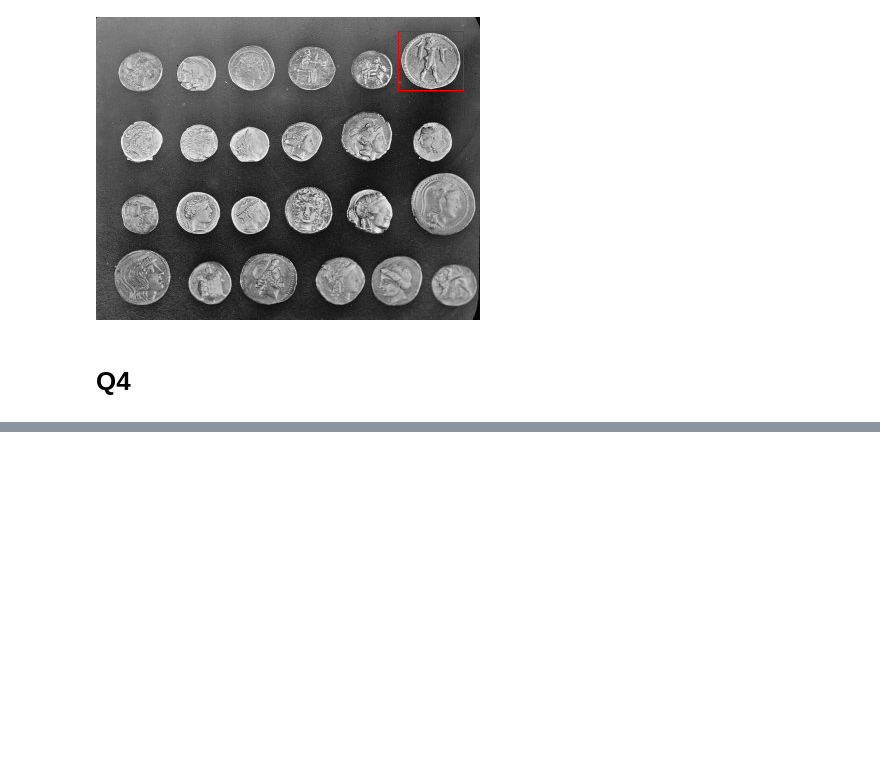
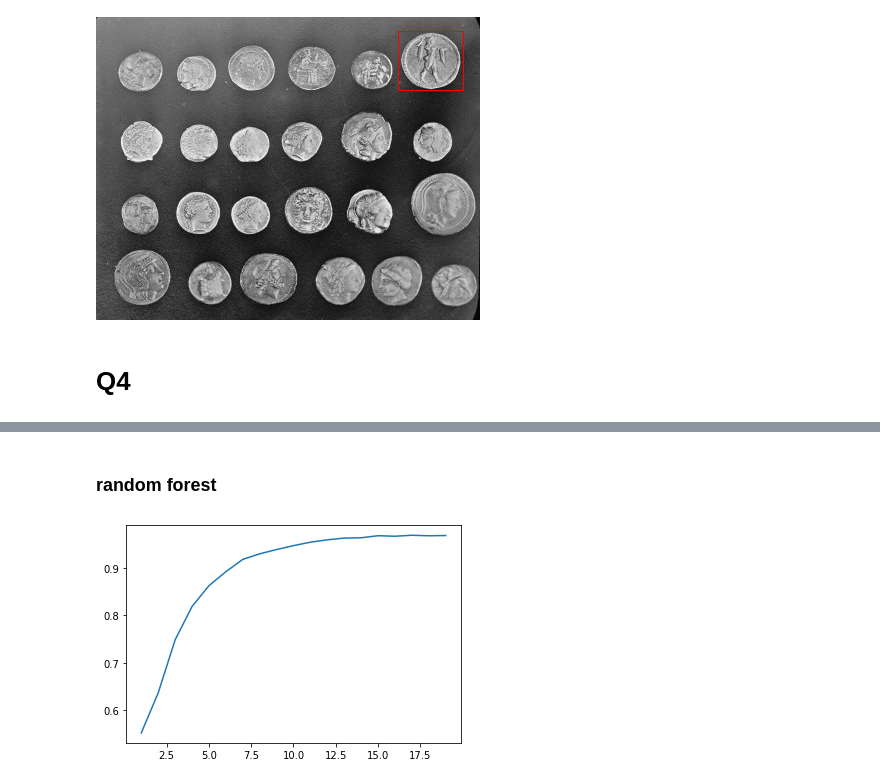
Before and after one commit to aSafarpoor/DIP, a Jupyter notebook: DIP_hw4_99210301.ipynb, the cells around one changed output, grey strips where cells are left out. Drawn from its saved outputs; the diff is of its cells as text; code cells hidden in the pictures; blank space fills up the shorter version.

```diff
--- a/DIP_hw4_99210301.ipynb
+++ b/DIP_hw4_99210301.ipynb
@@ -805,0 +958,7 @@ x,y = templateMatch(image, largeCoin)
+# %%
+from keras.datasets import mnist
+(train_X, train_y), (test_X, test_y) = mnist.load_data()
+print('X_train: ' + str(train_X.shape))
+print('Y_train: ' + str(train_y.shape))
+print('X_test: ' + str(test_X.shape))
+print('Y_test: ' + str(test_y.shape))
@@ -805,0 +977,9 @@ x,y = templateMatch(image, largeCoin)
+# %%
+# xtrain = train_X.reshape(60000, 28*28)
+# xtest = test_X.reshape(10000, 28*28)
+xtrain = train_X.astype('float32')
+xtest = test_X.astype('float32')
+xtrain /= 255.
+xtest /= 255.
+ytrain = train_y
+ytest = test_y
@@ -805,0 +1117,24 @@ x,y = templateMatch(image, largeCoin)
+# %% [markdown]
+### random forest
+# %%
+from sklearn.ensemble import RandomForestClassifier
+acclist = []
+avoid_long_run = True
+if avoid_long_run:
+    acclist = [0.5519, 0.6364, 0.7481, 0.8185, 0.8625, 0.892, 0.9179, 0.9297, 0.9387,
+           0.947, 0.9542, 0.9592, 0.9629, 0.9636, 0.9679, 0.9668, 0.9689, 0.9678, 0.9683]
+else:
+    for maxdepth in tqdm(range(1,20)):
+        xtrain = xtrain.reshape(60000, 28*28)
+        xtest = xtest.reshape(10000, 28*28)
+        clf = RandomForestClassifier(max_depth=maxdepth, random_state=0)
+        clf.fit(xtrain, ytrain)
+        ypredicted = clf.predict(xtest)
+        acc = sum(ypredicted == ytest)/len(ytest)
+        acclist.append(acc)
+# %%
+plt.plot(range(1,20),acclist)
+plt.title = 'random forest acc based on maxdepth without custom features'
+plt.show()
+# %% [output]
+[figure, added]
```
Also changed, not shown: parts of 40 cells of this notebook.
